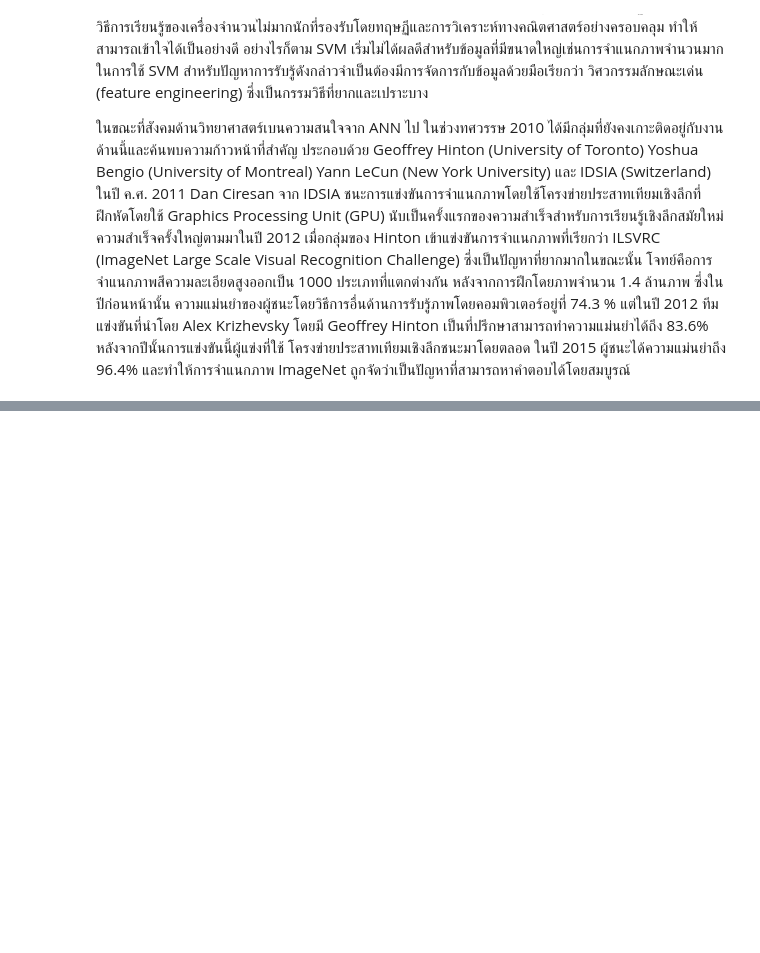
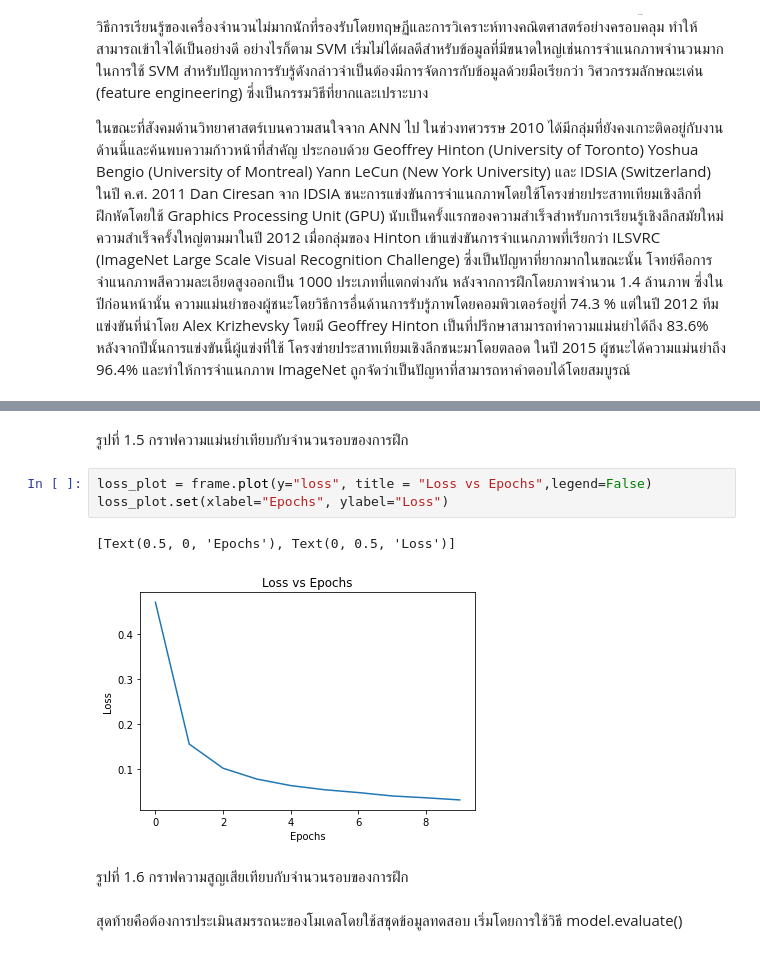
Before and after one commit to dewdotninja/books, a Jupyter notebook: th/anndl/chapter1.ipynb, the cells around one changed output, grey strips where cells are left out. Saved outputs shown, nothing was run; the diff lists cells and outputs as text; blank space fills up the shorter version.

```diff
--- a/th/anndl/chapter1.ipynb
+++ b/th/anndl/chapter1.ipynb
@@ -105,0 +388,12 @@ ILSVRC (ImageNet Large Scale Visual Recognition Challenge) ซึ่งเป็
+# %% [markdown]
+รูปที่ 1.5 กราฟความแม่นยำเทียบกับจำนวนรอบของการฝึก
+# %%
+loss_plot = frame.plot(y="loss", title = "Loss vs Epochs",legend=False)
+loss_plot.set(xlabel="Epochs", ylabel="Loss")
+# %% [output]
+[Text(0.5, 0, 'Epochs'), Text(0, 0.5, 'Loss')]
+[figure, added]
+# %% [markdown]
+รูปที่ 1.6 กราฟความสูญเสียเทียบกับจำนวนรอบของการฝึก
+# %% [markdown]
+สุดท้ายคือต้องการประเมินสมรรถนะของโมเดลโดยใช้สชุดข้อมูลทดสอบ เริ่มโดยการใช้วิธี model.evaluate()
```
Also changed, not shown: parts of 42 cells of this notebook.
